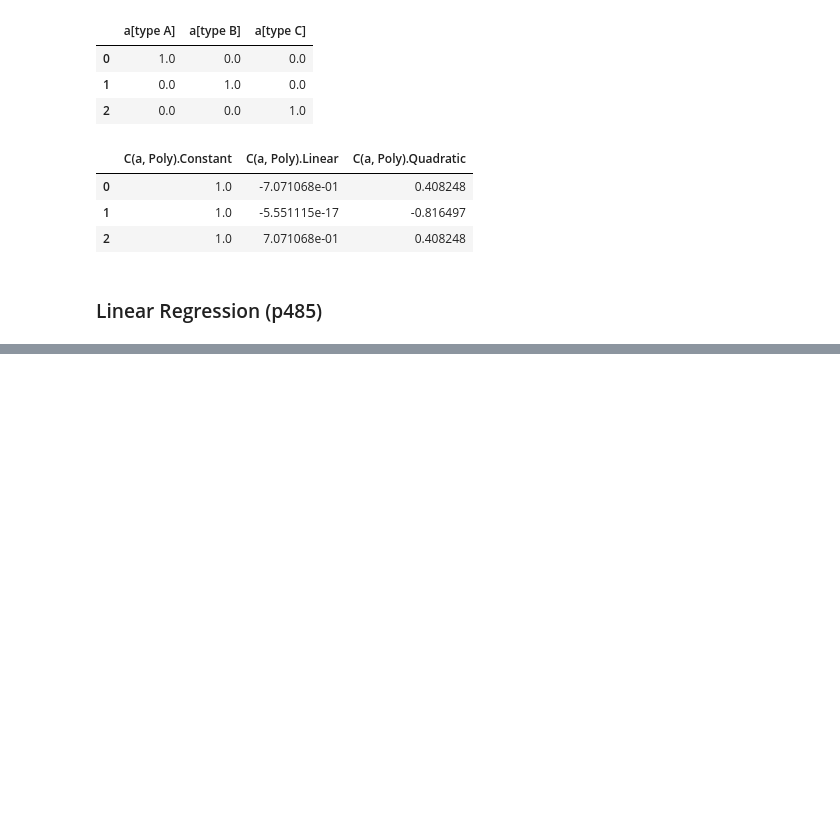
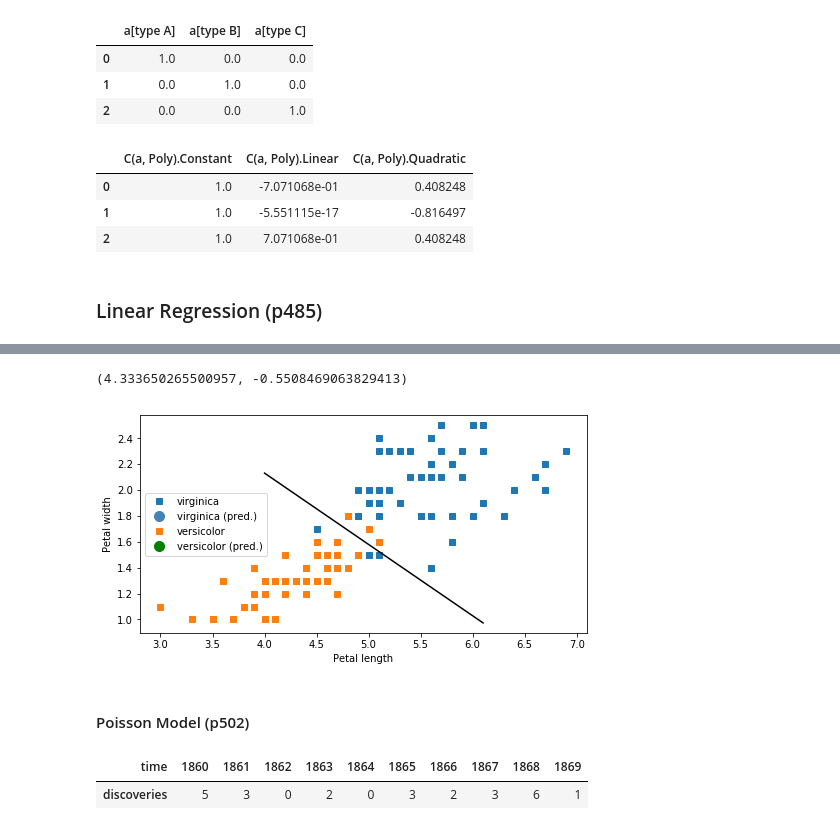
Before and after one commit to mathlarvalab/Nemurecal_Python, a Jupyter notebook: code/ch14/gee.ipynb, the cells around one changed output, grey strips where cells are left out. Saved outputs shown, nothing was run; the diff lists cells and outputs as text; code cells hidden in the pictures; blank space fills up the shorter version.

```diff
--- a/code/ch14/gee.ipynb
+++ b/code/ch14/gee.ipynb
@@ -377,0 +512,9 @@ plot_y_contour(axes[1], y_pred, "fitted model")
+# %%
+# prepare a dataframe with the new values of the independent variables
+df_new = pd.DataFrame({
+    "Petal_Length": np.random.randn(20)*0.5 + 5,
+    "Petal_Width": np.random.randn(20)*0.5 + 1.7
+})
+# %%
+# predict the value of the response variable for new values
+df_new["Species"] = result.predict(df_new)
@@ -377,0 +530,70 @@ plot_y_contour(axes[1], y_pred, "fitted model")
+# %%
+# compare this probability to the threshold value 0.5 to
+# generate predictins for the binary value of the response variable
+df_new['Series'] = (df_new["Species"] > 0.5).astype(int)
+# %%
+# obtain model params
+params = result.params
+alpha0 = -params['Intercept']/params['Petal_Width']
+alpha1 = -params['Petal_Length']/params['Petal_Width']
+
+alpha0, alpha1
+# %% [output]
+(4.333650265500957, -0.5508469063829413)
+# %%
+# plot a scatter plot of the fitted (squares) and predicted data (circles)
+fig, ax = plt.subplots(1, 1, figsize=(8, 4))
+
+# species virginica
+ax.plot(
+    df_subset[df_subset.Species == 0].Petal_Length.values,
+    df_subset[df_subset.Species == 0].Petal_Width.values,
+    's',
+    label='virginica'
+)
+ax.plot(
+    df_new[df_new.Species == 0].Petal_Length.values,
+    df_new[df_new.Species == 0].Petal_Width.values,
+    'o',
+    markersize=10,
+    color="steelblue",
+    label='virginica (pred.)'
+)
+
+
+# species versicolor
+ax.plot(
+    df_subset[df_subset.Species == 1].Petal_Length.values,
+    df_subset[df_subset.Species == 1].Petal_Width.values,
+    's',
+    label='versicolor'
+)
+
+ax.plot(
+    df_new[df_new.Species == 1].Petal_Length.values,
+    df_new[df_new.Species == 1].Petal_Width.values,
+    'o',
+    markersize=10,
+    color="green",
+    label='versicolor (pred.)'
+)
+
+
+# boundary line
+_x = np.array([4.0, 6.1])
+ax.plot(_x, alpha0 + alpha1 * _x, 'k')
+ax.set_xlabel('Petal length')
+ax.set_ylabel('Petal width')
+ax.legend();
+# %% [output]
+[figure, added]
+# %% [markdown]
+#### Poisson Model (p502)
+# %%
+dataset = sm.datasets.get_rdataset("discoveries")
+# not "values"
+df = dataset.data.set_index("time").rename(columns={"value": "discoveries"})
+df.head(10).T
+# %% [output]
+| time | 1860 | 1861 | 1862 | 1863 | 1864 | 1865 | 1866 | 1867 | 1868 | 1869 |
+| discoveries | 5 | 3 | 0 | 2 | 0 | 3 | 2 | 3 | 6 | 1 |
```
Also changed, not shown: parts of 48 cells of this notebook.
